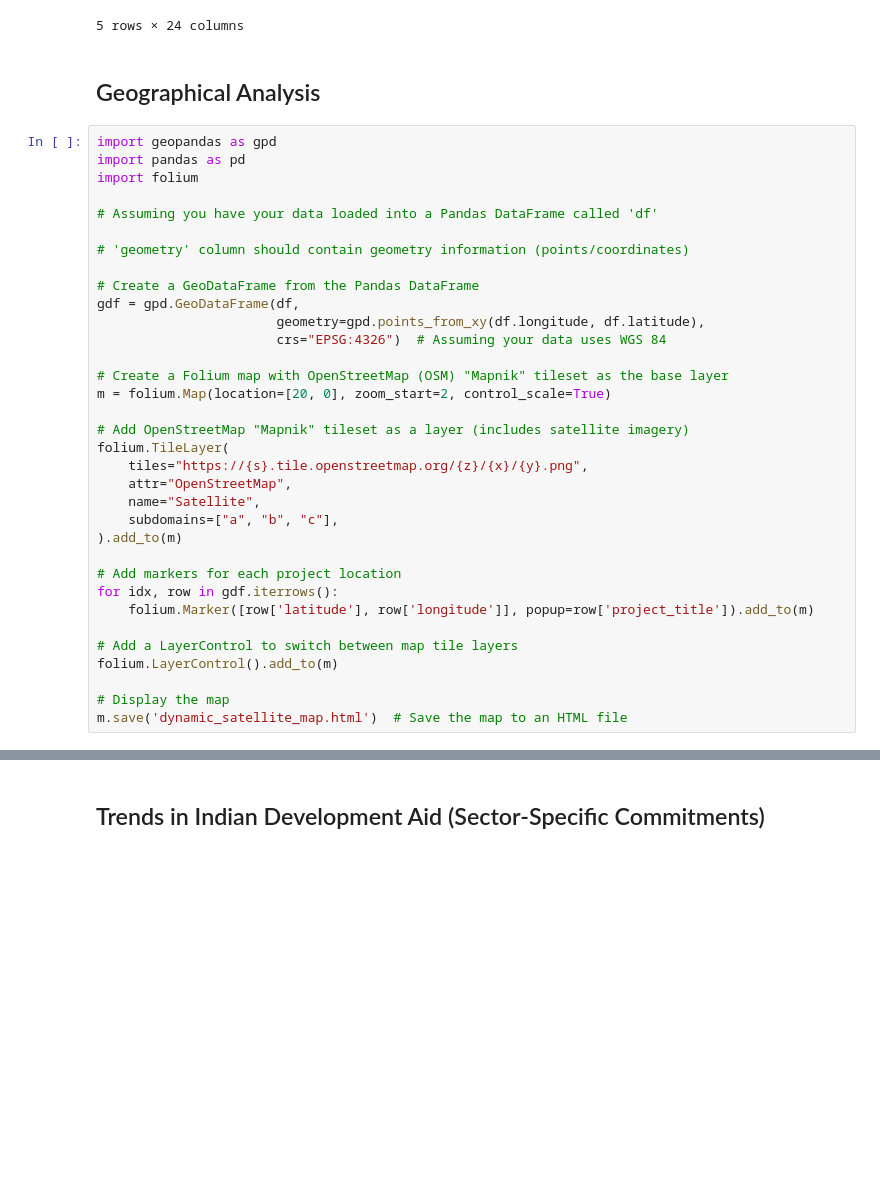
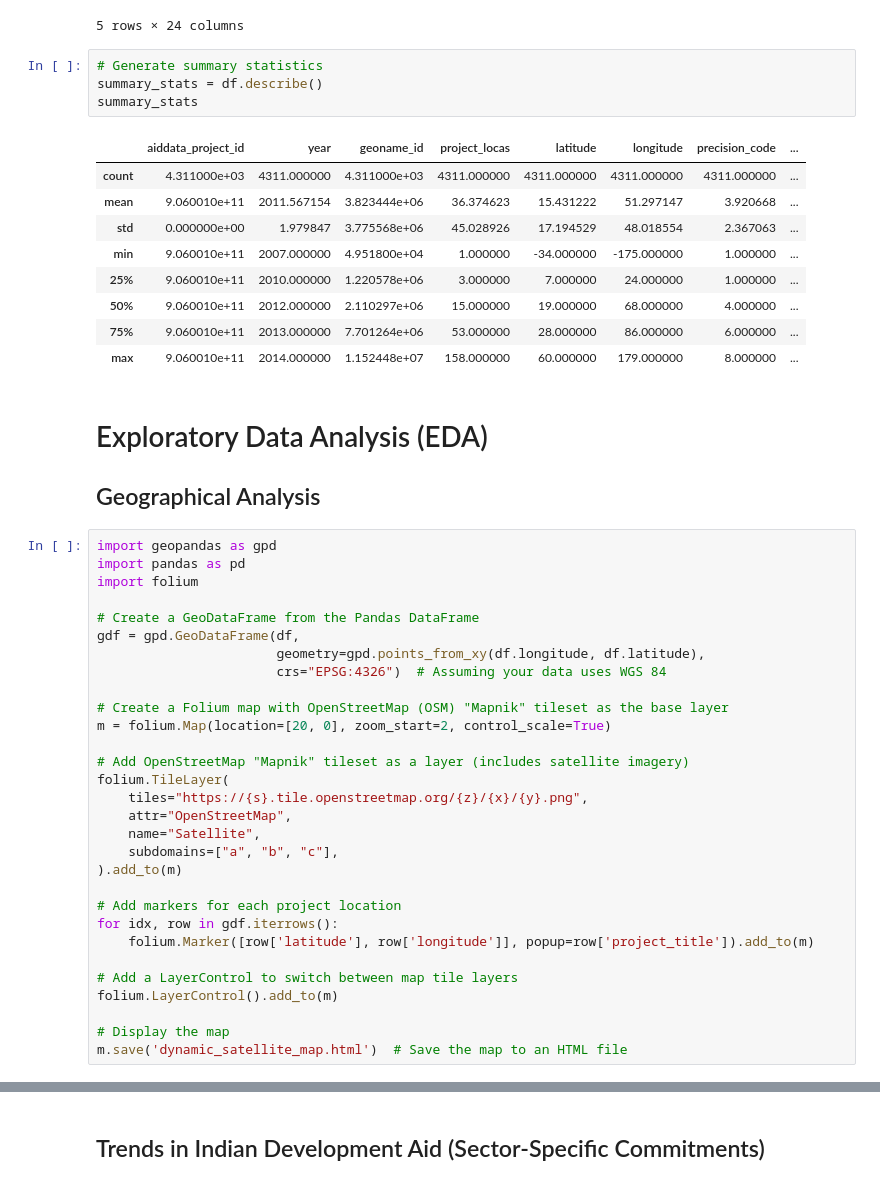
Before and after one commit to IshwaryaKeerthivasan/Indian_dev_analysis, a Jupyter notebook: Indian_Development_Projects_Analysis[2007_2014].ipynb, the cells around one changed output, grey strips where cells are left out. Drawn from its saved outputs; the diff is of its cells as text; blank space fills up the shorter version.

```diff
--- a/Indian_Development_Projects_Analysis[2007_2014].ipynb
+++ b/Indian_Development_Projects_Analysis[2007_2014].ipynb
@@ -26,16 +42,27 @@ df.rename(columns={'agencyname.1': 'agencyname_1'}).head()
 | 3 | 906001106263_1 | 9.060010e+11 | Central African Republic | CAF | 2012 | Central African Republic | 2389853 | ... |
 | 4 | 906001106265_1 | 9.060010e+11 | Niger | NER | 2014 | Niger | 2440476 | ... |
 5 rows × 24 columns
+# %%
+# Generate summary statistics
+summary_stats = df.describe()
+summary_stats
+# %% [output]
+|  | aiddata_project_id | year | geoname_id | project_locas | latitude | longitude | precision_code | ... |
+| count | 4.311000e+03 | 4311.000000 | 4.311000e+03 | 4311.000000 | 4311.000000 | 4311.000000 | 4311.000000 | ... |
+| mean | 9.060010e+11 | 2011.567154 | 3.823444e+06 | 36.374623 | 15.431222 | 51.297147 | 3.920668 | ... |
+| std | 0.000000e+00 | 1.979847 | 3.775568e+06 | 45.028926 | 17.194529 | 48.018554 | 2.367063 | ... |
+| min | 9.060010e+11 | 2007.000000 | 4.951800e+04 | 1.000000 | -34.000000 | -175.000000 | 1.000000 | ... |
+| 25% | 9.060010e+11 | 2010.000000 | 1.220578e+06 | 3.000000 | 7.000000 | 24.000000 | 1.000000 | ... |
+| 50% | 9.060010e+11 | 2012.000000 | 2.110297e+06 | 15.000000 | 19.000000 | 68.000000 | 4.000000 | ... |
+| 75% | 9.060010e+11 | 2013.000000 | 7.701264e+06 | 53.000000 | 28.000000 | 86.000000 | 6.000000 | ... |
+| max | 9.060010e+11 | 2014.000000 | 1.152448e+07 | 158.000000 | 60.000000 | 179.000000 | 8.000000 | ... |
 # %% [markdown]
+# Exploratory Data Analysis (EDA)
 ## Geographical Analysis
 # %%
 import geopandas as gpd
 import pandas as pd
 import folium
-
-# Assuming you have your data loaded into a Pandas DataFrame called 'df'
-
-# 'geometry' column should contain geometry information (points/coordinates)
 
 # Create a GeoDataFrame from the Pandas DataFrame
 gdf = gpd.GeoDataFrame(df,
```
Also changed, not shown: parts of 13 cells of this notebook.
